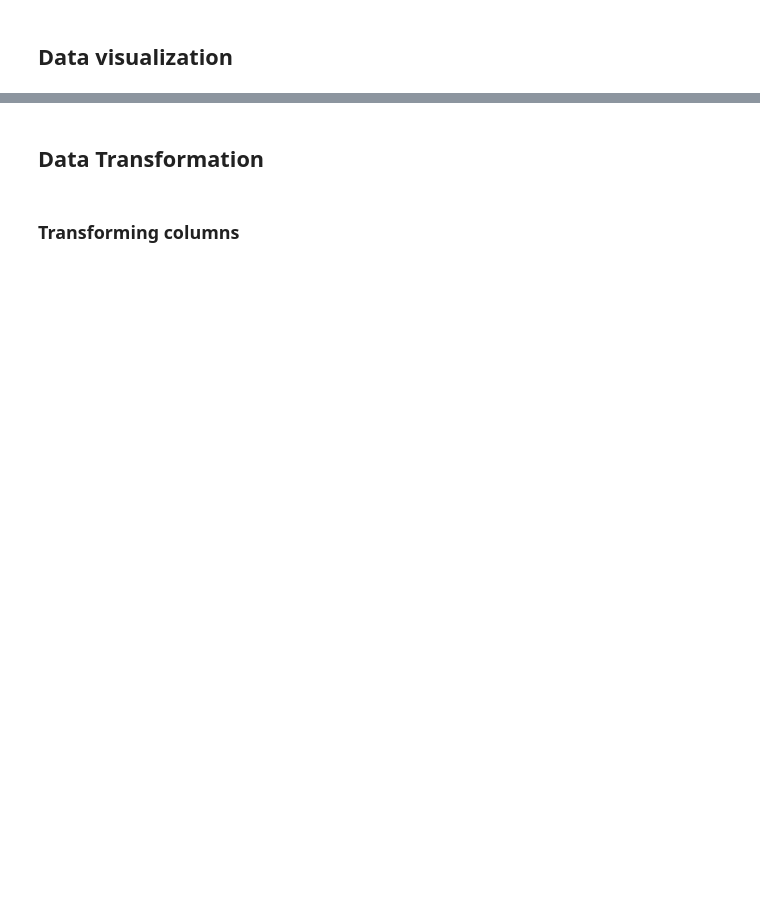
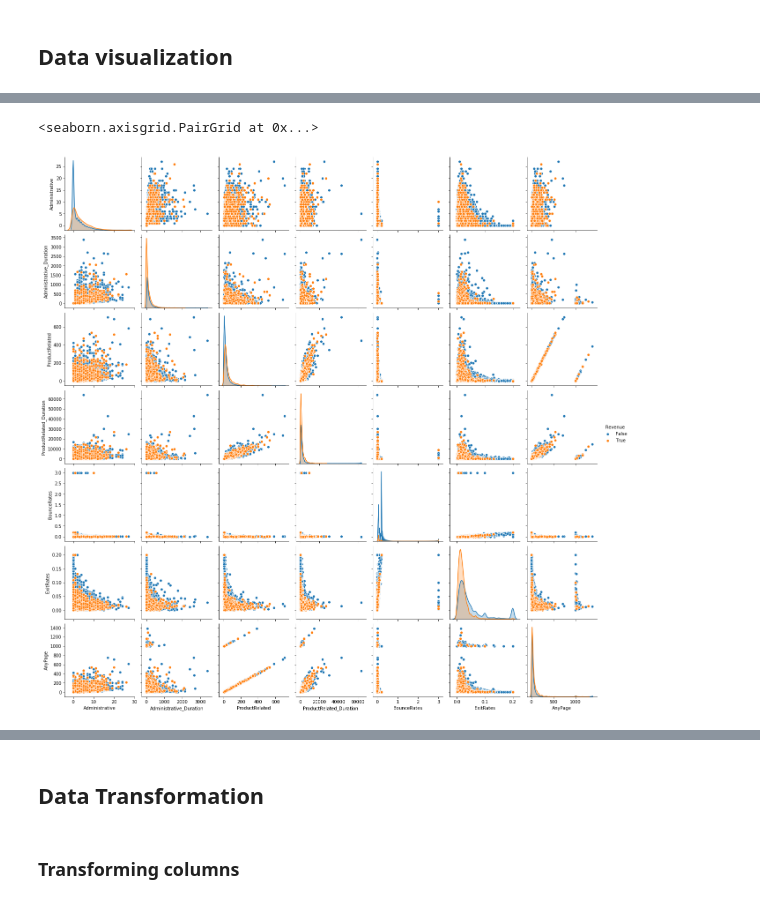
Before and after one commit to sideround/project-ml-onlineshop, a Jupyter notebook: project-ml-onlineshop_sosas.ipynb, the cells around one changed output, grey strips where cells are left out. Saved outputs shown, nothing was run; the diff lists cells and outputs as text; code cells hidden in the pictures; blank space fills up the shorter version.

```diff
--- a/project-ml-onlineshop_sosas.ipynb
+++ b/project-ml-onlineshop_sosas.ipynb
@@ -503,0 +1219,14 @@ for ax, col in zip(axes.flatten(), numeric_columns):
+# %%
+# ASK: What do we do when values from Series is almost 0?
+
+pairplot_columns = ['Administrative',
+ 'Administrative_Duration',
+ 'ProductRelated',
+ 'ProductRelated_Duration',
+ 'BounceRates',
+ 'ExitRates',
+ 'AnyPage']
+sns.pairplot(clean, vars=pairplot_columns, hue='Revenue')
+# %% [output]
+<seaborn.axisgrid.PairGrid at 0x...>
+[figure, added]
```
Also changed, not shown: parts of 171 cells of this notebook, 2 other files.
